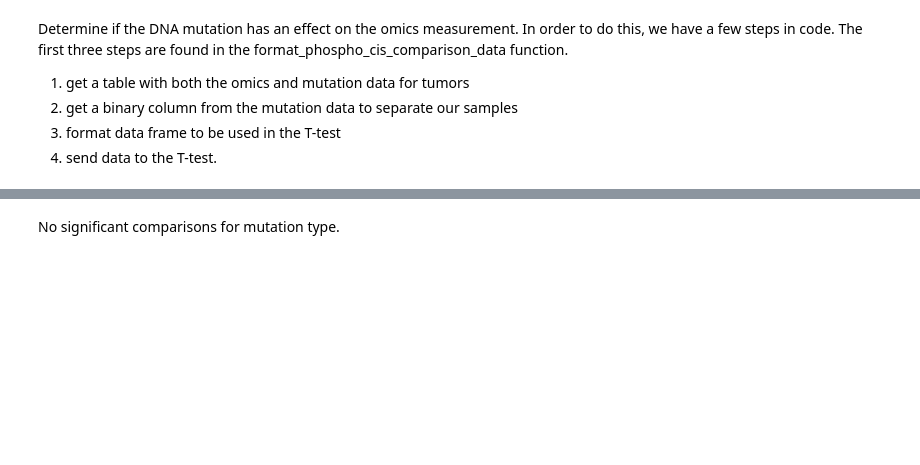
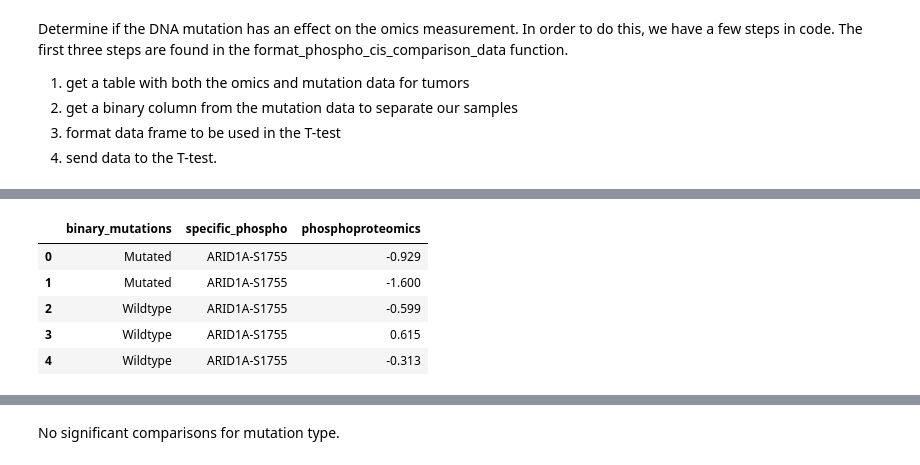
Before and after one commit to PayneLab/WhenMutationsMatter, a Jupyter notebook: Protein Notebooks/ARID1A/ARID1A_cis_phosphoproteomics.ipynb, the cells around one changed output, grey strips where cells are left out. Cells and saved outputs as stored; diff of their text form; code cells hidden in the pictures; blank space fills up the shorter version.

```diff
--- a/Protein Notebooks/ARID1A/ARID1A_cis_phosphoproteomics.ipynb
+++ b/Protein Notebooks/ARID1A/ARID1A_cis_phosphoproteomics.ipynb
@@ -89,3 +85,18 @@ for phospho_name in phospho_list:
+# %%
+# Create data frame with all significant phospho sites in order to graph
+phospho_list = list(sig_pval_mut_status['Comparison'])
+sig_phospho_df = pd.melt(binary_phospho, id_vars = 'binary_mutations',
+            value_vars = phospho_list, var_name = 'specific_phospho', value_name = 'phosphoproteomics')
+sig_phospho_df.replace(to_replace = '_phosphoproteomics', value = '',
+                        inplace = True, regex = True) # shorten column names
+sig_phospho_df.head()
+# %% [output]
+|  | binary_mutations | specific_phospho | phosphoproteomics |
+| 0 | Mutated | ARID1A-S1755 | -0.929 |
+| 1 | Mutated | ARID1A-S1755 | -1.600 |
+| 2 | Wildtype | ARID1A-S1755 | -0.599 |
+| 3 | Wildtype | ARID1A-S1755 | 0.615 |
+| 4 | Wildtype | ARID1A-S1755 | -0.313 |
 # %%
 # Step 5 - Create boxplot to compare wildtype and mutated effect on omics data
 plt.rcParams['figure.figsize']=(25,15) #size of plot
```
Also changed, not shown: parts of 14 cells of this notebook, 1 other file.
